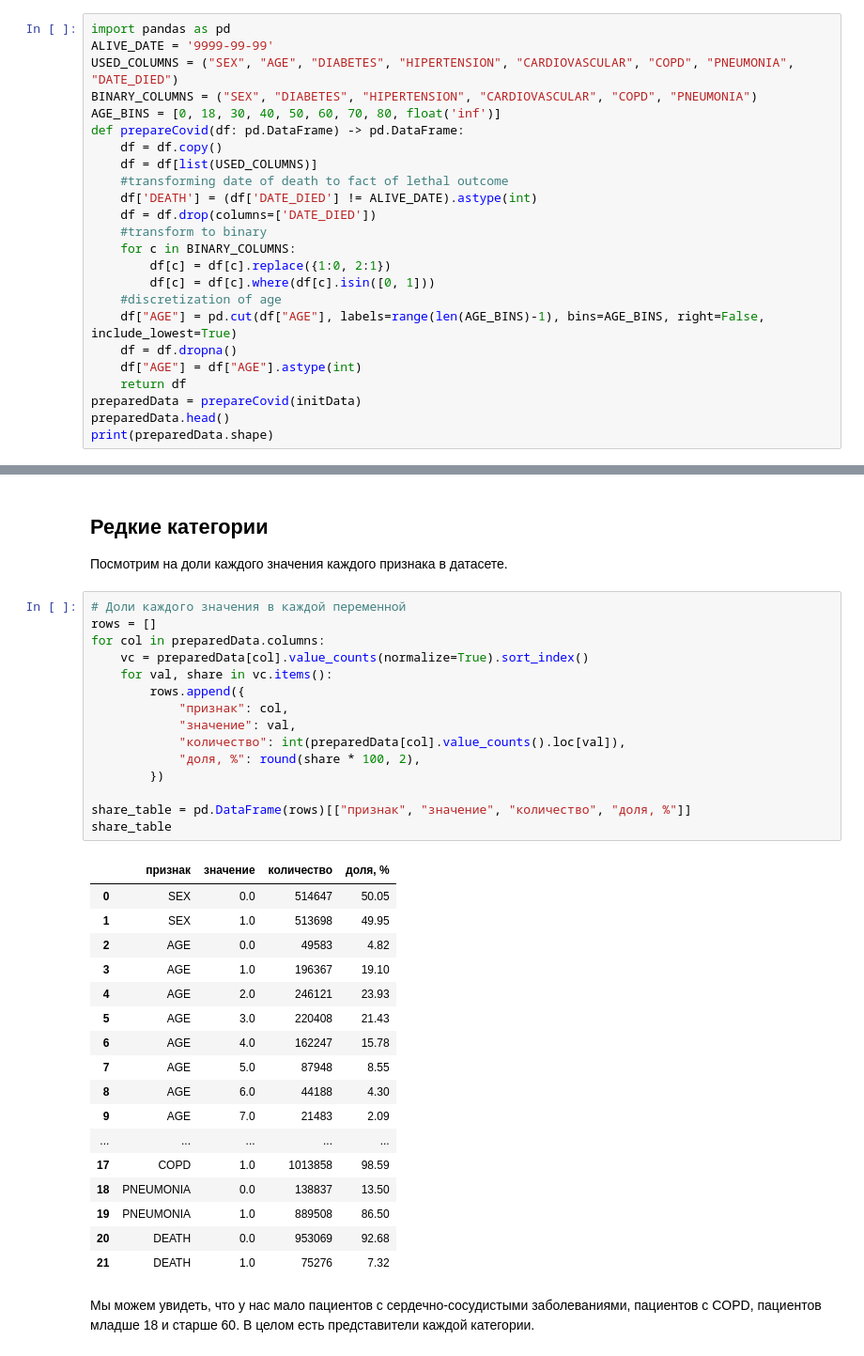
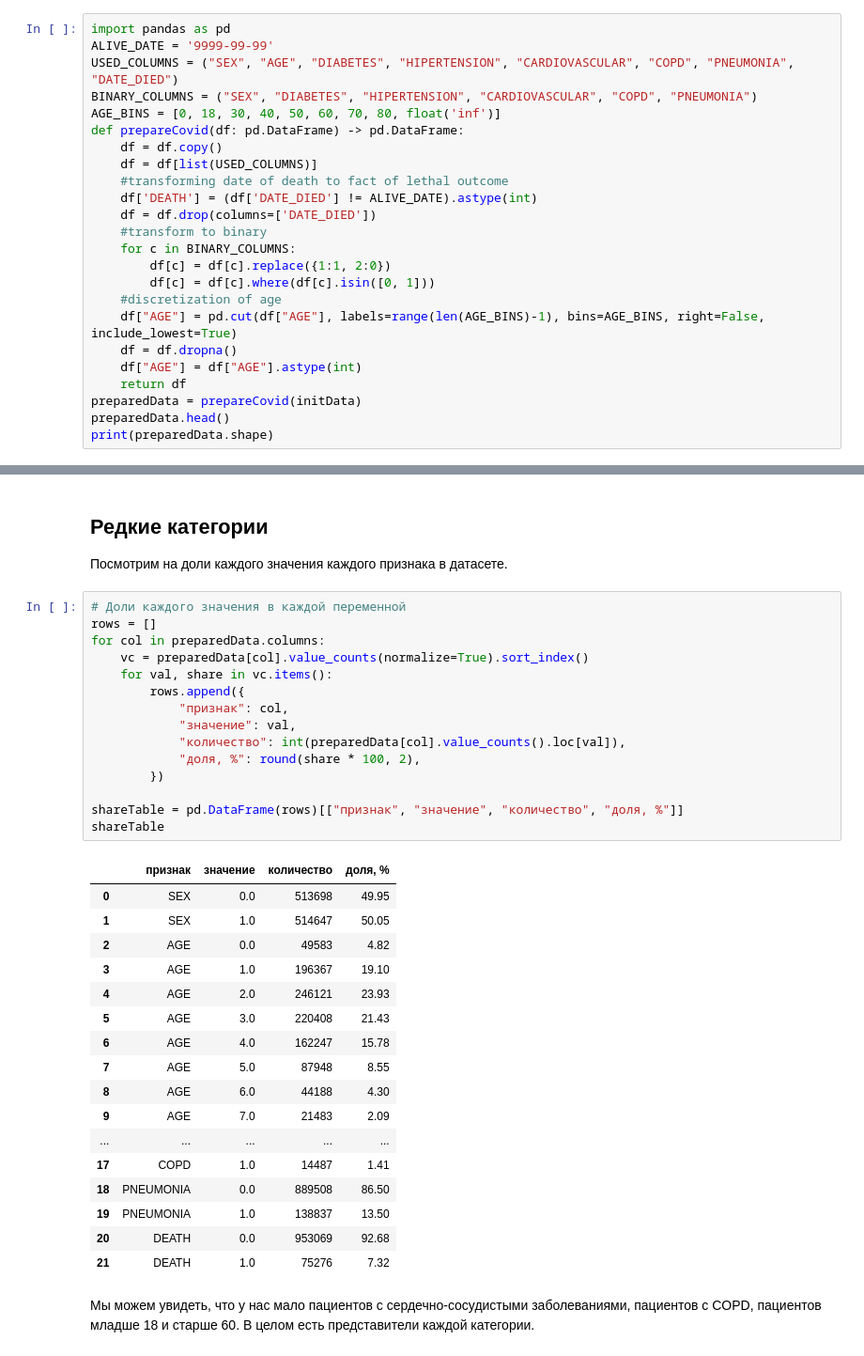
Before and after one commit to Megakret/ml_course_mai, a Jupyter notebook: bayesian/lab4.ipynb, the cells around one changed output, grey strips where cells are left out. Shown at 94% size. Drawn from its saved outputs; the diff is of its cells as text.

```diff
--- a/bayesian/lab4.ipynb
+++ b/bayesian/lab4.ipynb
@@ -163,7 +163,7 @@ def prepareCovid(df: pd.DataFrame) -> pd.DataFrame:
     df = df.drop(columns=['DATE_DIED'])
     #transform to binary
     for c in BINARY_COLUMNS:
-        df[c] = df[c].replace({1:0, 2:1})
+        df[c] = df[c].replace({1:1, 2:0})
         df[c] = df[c].where(df[c].isin([0, 1]))
     #discretization of age
     df["AGE"] = pd.cut(df["AGE"], labels=range(len(AGE_BINS)-1), bins=AGE_BINS, right=False, include_lowest=True)
@@ -181,22 +181,22 @@ print(preparedData.shape)
 # %%
 # Доли каждого значения в каждой переменной
 rows = []
 for col in preparedData.columns:
     vc = preparedData[col].value_counts(normalize=True).sort_index()
     for val, share in vc.items():
         rows.append({
             "признак": col,
             "значение": val,
             "количество": int(preparedData[col].value_counts().loc[val]),
             "доля, %": round(share * 100, 2),
         })
 
-share_table = pd.DataFrame(rows)[["признак", "значение", "количество", "доля, %"]]
-share_table
+shareTable = pd.DataFrame(rows)[["признак", "значение", "количество", "доля, %"]]
+shareTable
 # %% [output]
 |  | признак | значение | количество | доля, % |
-| 0 | SEX | 0.0 | 514647 | 50.05 |
-| 1 | SEX | 1.0 | 513698 | 49.95 |
+| 0 | SEX | 0.0 | 513698 | 49.95 |
+| 1 | SEX | 1.0 | 514647 | 50.05 |
 | 2 | AGE | 0.0 | 49583 | 4.82 |
 | 3 | AGE | 1.0 | 196367 | 19.10 |
 | 4 | AGE | 2.0 | 246121 | 23.93 |
@@ -206,9 +206,9 @@ share_table
 | 8 | AGE | 6.0 | 44188 | 4.30 |
 | 9 | AGE | 7.0 | 21483 | 2.09 |
 | ... | ... | ... | ... | ... |
-| 17 | COPD | 1.0 | 1013858 | 98.59 |
-| 18 | PNEUMONIA | 0.0 | 138837 | 13.50 |
-| 19 | PNEUMONIA | 1.0 | 889508 | 86.50 |
+| 17 | COPD | 1.0 | 14487 | 1.41 |
+| 18 | PNEUMONIA | 0.0 | 889508 | 86.50 |
+| 19 | PNEUMONIA | 1.0 | 138837 | 13.50 |
 | 20 | DEATH | 0.0 | 953069 | 92.68 |
 | 21 | DEATH | 1.0 | 75276 | 7.32 |
 # %% [markdown]
```
Also changed, not shown: parts of 11 cells of this notebook.
